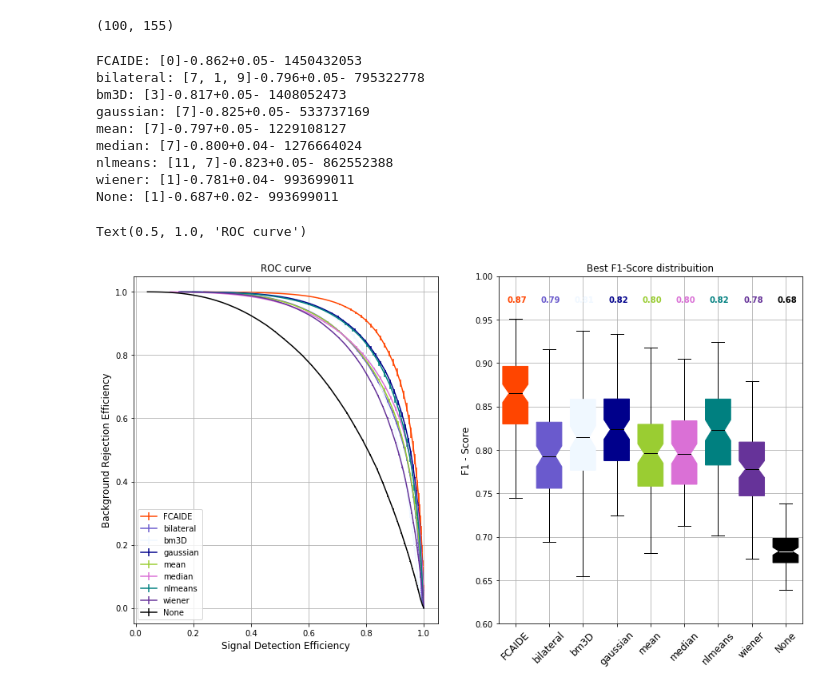
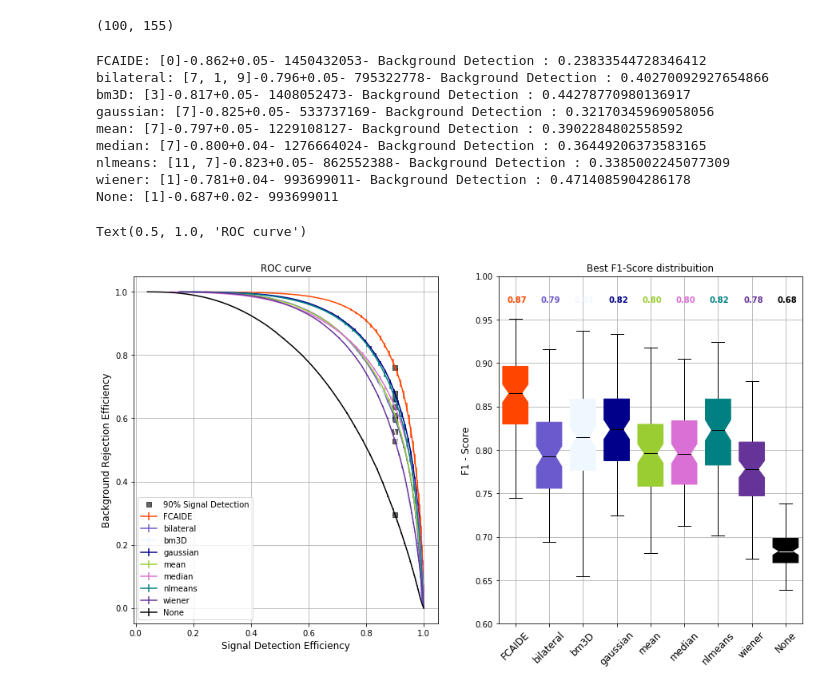
Before and after one commit to Gui1402/filtering_cygnus, a Jupyter notebook: notebooks/new_results.ipynb, the cells around one changed output. Saved outputs shown, nothing was run; the diff lists cells and outputs as text; code cells hidden in the pictures.

```diff
--- a/notebooks/new_results.ipynb
+++ b/notebooks/new_results.ipynb
@@ -22,6 +23,7 @@ dict_keys(['Image_index', 'Filter_name', 'count', 'Filter_parameter', 'time', 'R
 # %%
 energy = np.array(data['ROC']['energy'])[range(0,200,2), :, :]
 time = np.array(data['time']).reshape(energy.shape[2],energy.shape[0])
+energy_mean = energy.mean(axis=0)
 # %% [markdown]
 ### Calculating AUC of ROC's
 # %%
@@ -63,7 +65,6 @@ for i,filter_name in list(enumerate(filter_names)):
     best_index = index[f1_best_scores[index].argmax()]
     best_time = time[best_index, :].astype(np.int64).mean()
     c = color_names[colors_index[i]]
-    print(filter_name + ': ' + str(params[best_index]) + '-' + str('%.3f'%np.mean(f1_score_best_per_image[:, best_index])) + '+' + str('%.2f'%np.std(f1_score_best_per_image[:, best_index])) + '- ' + str(int(best_time)))
     ax[0].errorbar(sg_eff_mean[:, best_index],
                  bg_eff_mean[:, best_index],
                  yerr = bg_eff_std[:, best_index]/np.sqrt(100),
@@ -84,6 +85,14 @@ for i,filter_name in list(enumerate(filter_names)):
                color = c,
                fontweight = 'black')
     #ax[1].set_xlim(-0.5, 7.5)
+    ## plot points
+    f_sg_bg = interp1d(sg_eff_mean[:, best_index], bg_eff_mean[:, best_index])
+    f_sg_en = interp1d(sg_eff_mean[:, best_index], abs(energy_mean[:, best_index]))
+    ax[0].plot(0.9, f_sg_bg(0.9), 'sk', alpha = 0.6)
+    print(filter_name + ': ' + str(params[best_index]) + '-' + str('%.3f'%np.mean(f1_score_best_per_image[:, best_index])) + '+' + str('%.2f'%np.std(f1_score_best_per_image[:, best_index])) + '- ' + str(int(best_time)) + '- Background Detection : ' + str(1-f_sg_bg(0.9)))
+
+
+
 print('None' + ': ' + str(params[ind_none]) + '-' + str('%.3f'%np.mean(f1_score_best_per_image[:, ind_none])) + '+' + str('%.2f'%np.std(f1_score_best_per_image[:, ind_none])) + '- ' + str(int(best_time)))
 
 ax[0].errorbar(sg_eff_mean[:, ind_none],
@@ -95,39 +104,43 @@ ax[1].boxplot(f1_score_best_per_image[:, ind_none],
               positions = [i+1],
               patch_artist=True,
               notch = True,
               boxprops=dict(facecolor='black', color='black'),
               capprops=dict(color='black'),
               whiskerprops=dict(color='black'),
               flierprops=dict(color='black', markeredgecolor='black'),
               medianprops=dict(color='white'),
               widths = 0.75)
 ax[1].text(i+1-0.25, 0.97,
                str('%.2f'%np.median(f1_score_best_per_image[:, ind_none])),
                color = 'black',
                fontweight = 'black')
 
+f_sg_bg = interp1d(sg_eff_mean[:, ind_none], bg_eff_mean[:, ind_none])
+f_sg_en = interp1d(sg_eff_mean[:, ind_none], abs(energy_mean[:, ind_none]))
+ax[0].plot(0.9, f_sg_bg(0.9), 'sk', alpha = 0.6, label = '90% Signal Detection')
+
 #ax[1].set_xticks(range(0, len(filter_names), filter_names)
 ax[0].set_xlabel('Signal Detection Efficiency', fontsize=12)
 ax[0].set_ylabel('Background Rejection Efficiency', fontsize=12)
 ax[0].grid()
 ax[0].legend()
 ax[1].grid()
 #ax[1].set_xticks(range(0, len(filter_names), list(filter_names)))
 ax[1].set_xticklabels(np.append(filter_names,'None'),
                     rotation=45, fontsize=12)
 ax[1].set_ylim(0.6, 1.)
 ax[1].set_ylabel('F1 - Score', fontsize=12)
 ax[1].set_title('Best F1-Score distribuition')
 ax[0].set_title('ROC curve')
 # %% [output]
-FCAIDE: [0]-0.862+0.05- 1450432053
-bilateral: [7, 1, 9]-0.796+0.05- 795322778
-bm3D: [3]-0.817+0.05- 1408052473
-gaussian: [7]-0.825+0.05- 533737169
-mean: [7]-0.797+0.05- 1229108127
-median: [7]-0.800+0.04- 1276664024
-nlmeans: [11, 7]-0.823+0.05- 862552388
-wiener: [1]-0.781+0.04- 993699011
+FCAIDE: [0]-0.862+0.05- 1450432053- Background Detection : 0.23833544728346412
+bilateral: [7, 1, 9]-0.796+0.05- 795322778- Background Detection : 0.40270092927654866
+bm3D: [3]-0.817+0.05- 1408052473- Background Detection : 0.44278770980136917
+gaussian: [7]-0.825+0.05- 533737169- Background Detection : 0.32170345969058056
+mean: [7]-0.797+0.05- 1229108127- Background Detection : 0.3902284802558592
+median: [7]-0.800+0.04- 1276664024- Background Detection : 0.36449206373583165
+nlmeans: [11, 7]-0.823+0.05- 862552388- Background Detection : 0.3385002245077309
+wiener: [1]-0.781+0.04- 993699011- Background Detection : 0.4714085904286178
 None: [1]-0.687+0.02- 993699011
 Text(0.5, 1.0, 'ROC curve')
-[figure, old version]
+[figure, new version]
```
Also changed, not shown: parts of 4 cells of this notebook.
